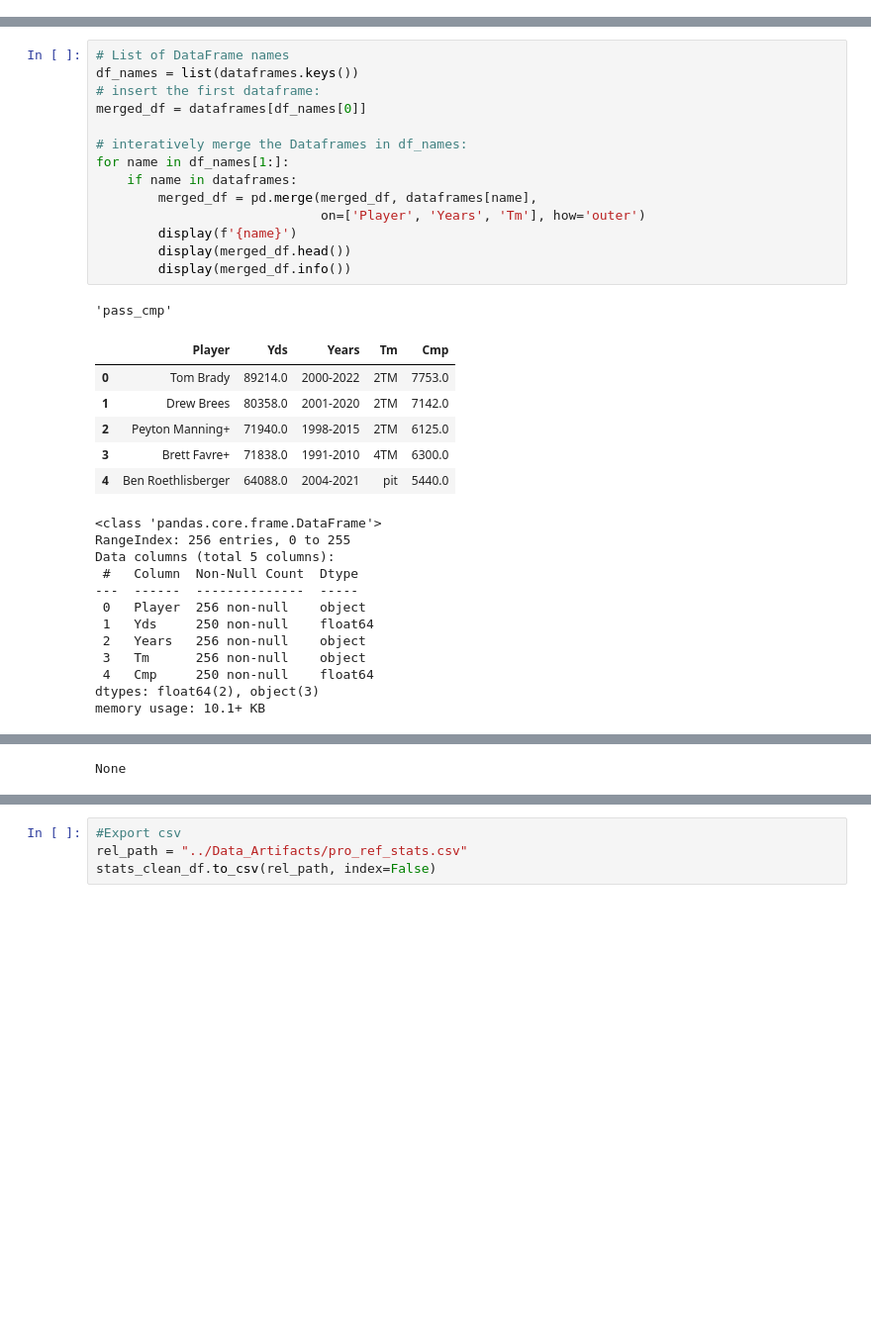
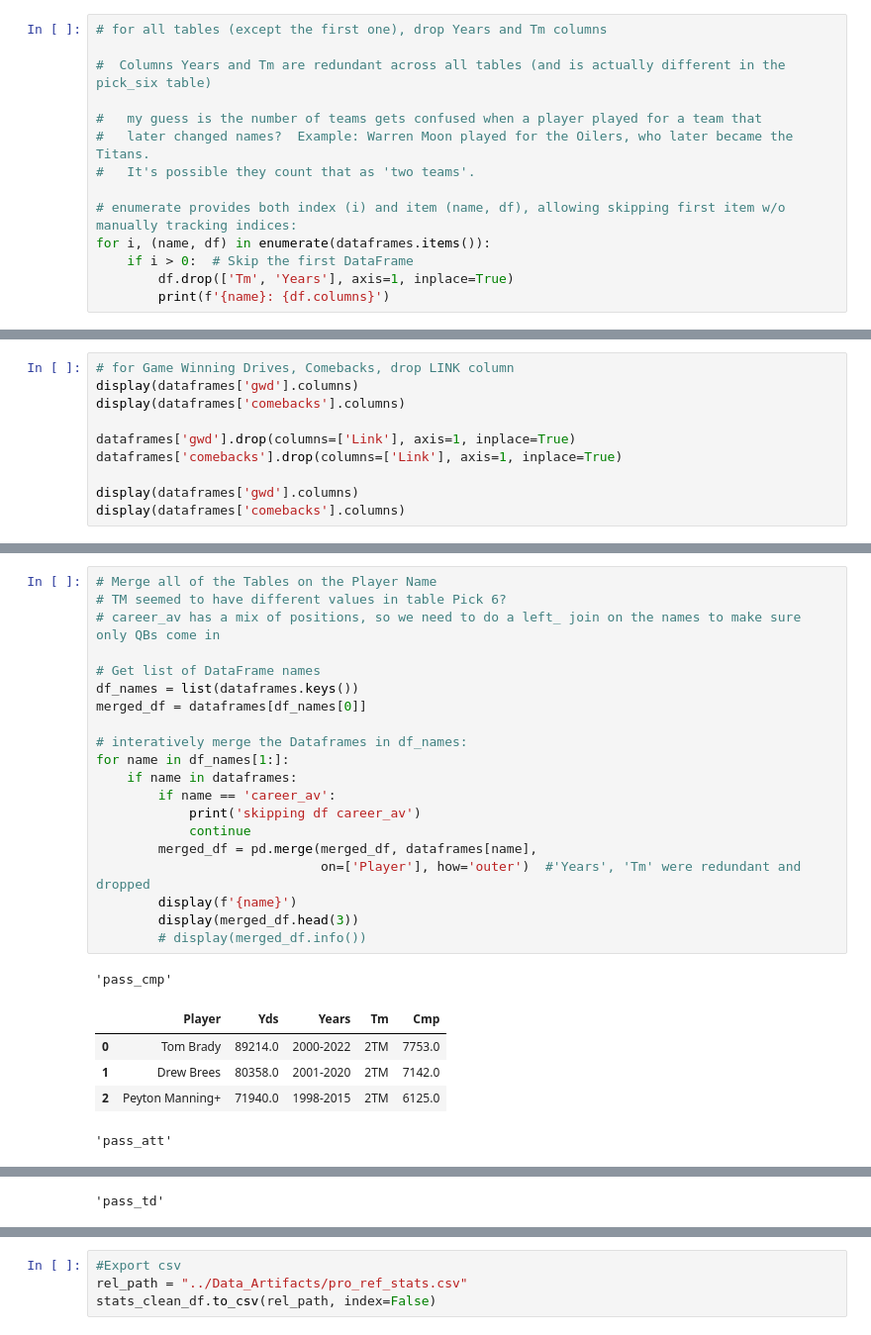
Before and after one commit to willablackmon/nfl_quarterback_draft, a Jupyter notebook: data_sourcing/pro_ref_stats.ipynb, the cells around one changed output, grey strips where cells are left out. Shown at 99% size. Drawn from its saved outputs; the diff is of its cells as text; blank space fills up the shorter version.

Commit message:
updating pro ref stats by adding wAV data, removing duplicates from the Pick 6 column (caused by it having different team 2TM data), and getting only QBs from the wAV table.

```diff
--- a/data_sourcing/pro_ref_stats.ipynb
+++ b/data_sourcing/pro_ref_stats.ipynb
@@ -209,0 +233,14 @@ dataframes['comebacks'] = comebacks_df
+# %%
+# for all tables (except the first one), drop Years and Tm columns
+
+#  Columns Years and Tm are redundant across all tables (and is actually different in the pick_six table)
+
+#   my guess is the number of teams gets confused when a player played for a team that
+#   later changed names?  Example: Warren Moon played for the Oilers, who later became the Titans.
+#   It's possible they count that as 'two teams'.
+
+# enumerate provides both index (i) and item (name, df), allowing skipping first item w/o manually tracking indices:
+for i, (name, df) in enumerate(dataframes.items()):
+    if i > 0:  # Skip the first DataFrame
+        df.drop(['Tm', 'Years'], axis=1, inplace=True)
+        print(f'{name}: {df.columns}')
@@ -209,0 +262,10 @@ dataframes['comebacks'] = comebacks_df
+# %%
+# for Game Winning Drives, Comebacks, drop LINK column
+display(dataframes['gwd'].columns)
+display(dataframes['comebacks'].columns)
+
+dataframes['gwd'].drop(columns=['Link'], axis=1, inplace=True)
+dataframes['comebacks'].drop(columns=['Link'], axis=1, inplace=True)
+
+display(dataframes['gwd'].columns)
+display(dataframes['comebacks'].columns)
@@ -210,34 +277,27 @@ dataframes['comebacks'] = comebacks_df
 # %%
-# List of DataFrame names
+# Merge all of the Tables on the Player Name
+# TM seemed to have different values in table Pick 6?
+# career_av has a mix of positions, so we need to do a left_ join on the names to make sure only QBs come in
+
+# Get list of DataFrame names
 df_names = list(dataframes.keys())
-# insert the first dataframe:
 merged_df = dataframes[df_names[0]]
 
 # interatively merge the Dataframes in df_names:
 for name in df_names[1:]:
     if name in dataframes:
+        if name == 'career_av':
+            print('skipping df career_av')
+            continue
         merged_df = pd.merge(merged_df, dataframes[name],
-                             on=['Player', 'Years', 'Tm'], how='outer')
+                             on=['Player'], how='outer')  #'Years', 'Tm' were redundant and dropped
         display(f'{name}')
-        display(merged_df.head())
-        display(merged_df.info())
+        display(merged_df.head(3))
+        # display(merged_df.info())
 # %% [output]
 'pass_cmp'
 |  | Player | Yds | Years | Tm | Cmp |
 | 0 | Tom Brady | 89214.0 | 2000-2022 | 2TM | 7753.0 |
 | 1 | Drew Brees | 80358.0 | 2001-2020 | 2TM | 7142.0 |
 | 2 | Peyton Manning+ | 71940.0 | 1998-2015 | 2TM | 6125.0 |
-| 3 | Brett Favre+ | 71838.0 | 1991-2010 | 4TM | 6300.0 |
-| 4 | Ben Roethlisberger | 64088.0 | 2004-2021 | pit | 5440.0 |
-<class 'pandas.core.frame.DataFrame'>
-RangeIndex: 256 entries, 0 to 255
-Data columns (total 5 columns):
- #   Column  Non-Null Count  Dtype
----  ------  --------------  -----
- 0   Player  256 non-null    object
- 1   Yds     250 non-null    float64
- 2   Years   256 non-null    object
- 3   Tm      256 non-null    object
- 4   Cmp     250 non-null    float64
-dtypes: float64(2), object(3)
-memory usage: 10.1+ KB
+'pass_att'
@@ -244 +308 @@ memory usage: 10.1+ KB
-None
+'pass_td'
```
Also changed, not shown: parts of 32 cells of this notebook, 3 other files.
